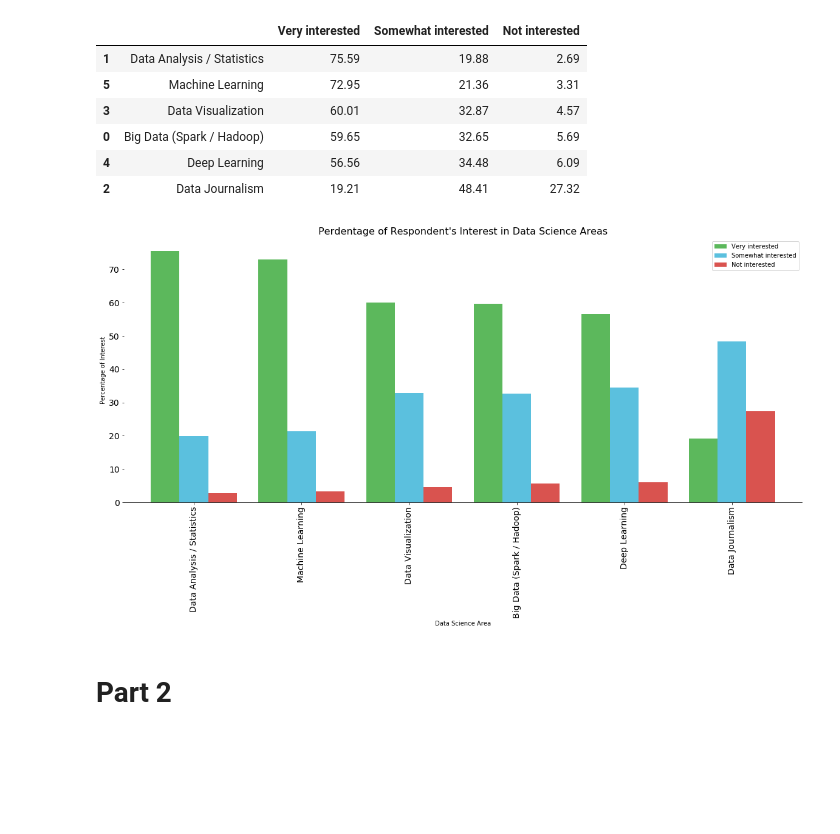
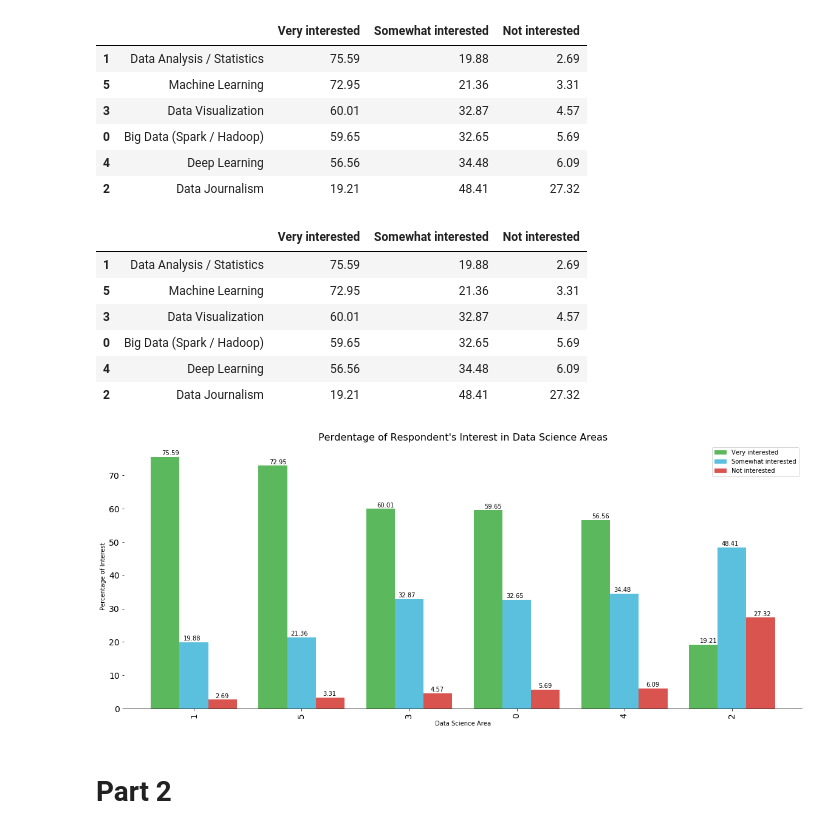
Before and after one commit to cathaldi/Coursera-IBM-Intro-to-datascience, a Jupyter notebook: sanfrancisco_crime.ipynb, the cells around one changed output. Cells and saved outputs as stored; diff of their text form; code cells hidden in the pictures; blank space fills up the shorter version.

```diff
--- a/sanfrancisco_crime.ipynb
+++ b/sanfrancisco_crime.ipynb
@@ -56,26 +56,42 @@ chart_colors=['#5cb85c','#5bc0de','#d9534f']
 x_axis_names = ['Big Data (Spark / Hadoop)','Data Analysis / Statistics', 'Data Journalism','Data Visualization', 'Deep Learning', 'Machine Learning']
 
 #bar_chart = new_df.plot(kind='bar', figsize=(20, 8),color=chart_colors)
-new_df.set_index('',drop=True,inplace=True)
+new_df
+# %% [output]
+|  |  | Very interested | Somewhat interested | Not interested |
+| 1 | Data Analysis / Statistics | 75.59 | 19.88 | 2.69 |
+| 5 | Machine Learning | 72.95 | 21.36 | 3.31 |
+| 3 | Data Visualization | 60.01 | 32.87 | 4.57 |
+| 0 | Big Data (Spark / Hadoop) | 59.65 | 32.65 | 5.69 |
+| 4 | Deep Learning | 56.56 | 34.48 | 6.09 |
+| 2 | Data Journalism | 19.21 | 48.41 | 27.32 |
 # %%
+ax = new_df.plot(kind='bar', figsize=(20, 8),color=chart_colors, width=0.8, fontsize=14)
 
-ax = new_df.plot(kind='bar', figsize=(20, 8),color=chart_colors, width=0.8, fontsize=14)
+for index, value in enumerate(new_df["Very interested"]):
+    ax.text(index-0.3,value+0.5, str(value))
+
+for index, value in enumerate(new_df["Somewhat interested"]):
+    ax.text(index-0.1,value+0.5, str(value))
+
+for index, value in enumerate(new_df["Not interested"]):
+    ax.text(index+0.2,value+0.5, str(value))
+#ax.text(0-8, 75.59, str("test"))
 
 ax.set_title('Perdentage of Respondent\'s Interest in Data Science Areas',fontdict={'fontsize': 16})
 ax.set_ylabel('Percentage of Interest')
 ax.set_xlabel('Data Science Area')
 ax.legend(loc=1)
 
 ax.spines['top'].set_visible(False)
 ax.spines['right'].set_visible(False)
 ax.spines['left'].set_visible(False)
 
-labels = new_df.index
 
 
-#  not finished
+#new_df.set_index('',drop=True,inplace=True)
 # %% [output]
-[figure, old version]
+[figure, new version]
 # %% [markdown]
 # Part 2
 # %%
```
Also changed, not shown: parts of 3 cells of this notebook.
